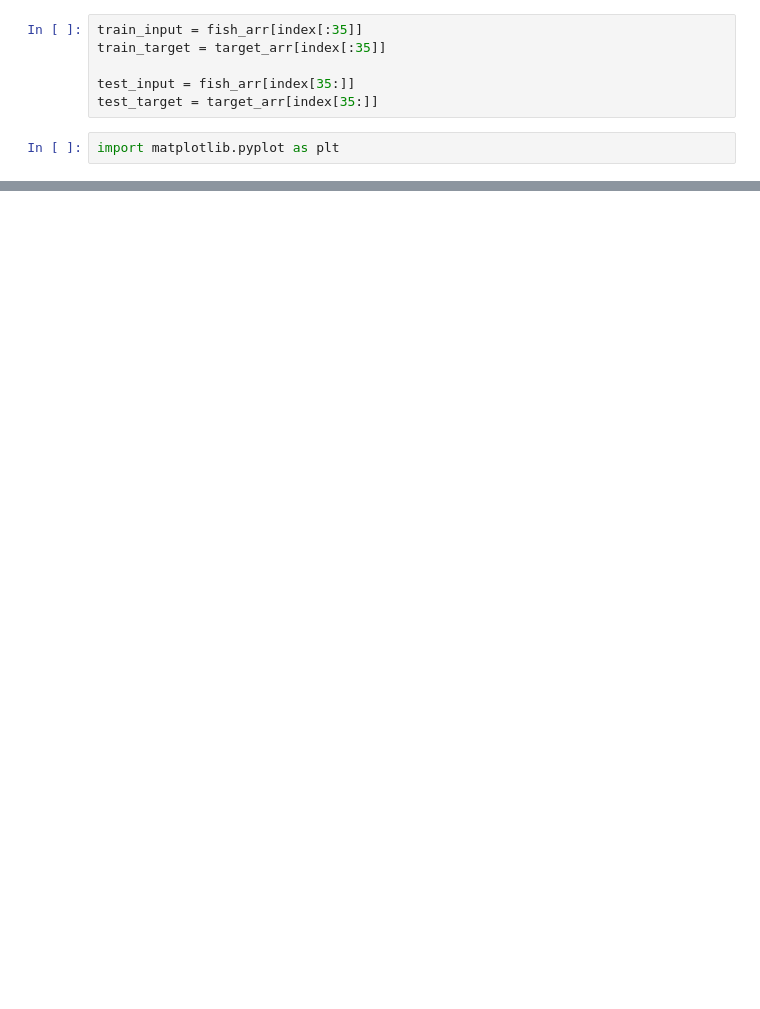
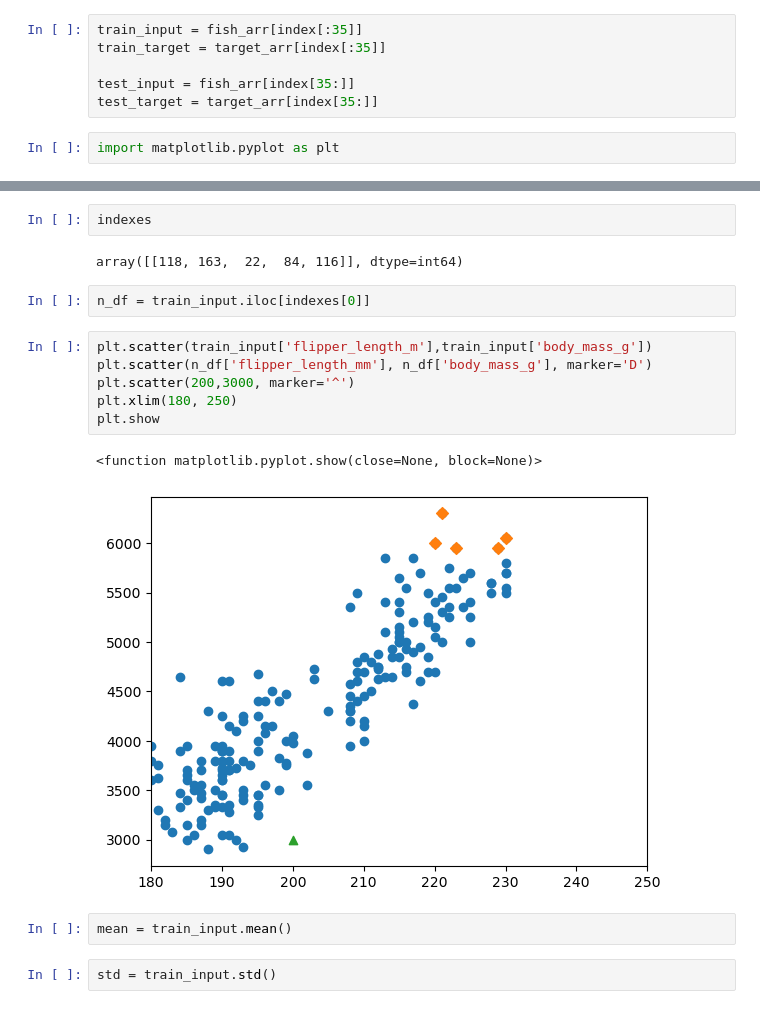
Before and after one commit to krpythondestroyer/ML, a Jupyter notebook: fish.ipynb, the cells around one changed output, grey strips where cells are left out. Drawn from its saved outputs; the diff is of its cells as text; blank space fills up the shorter version.

```diff
--- a/fish.ipynb
+++ b/fish.ipynb
@@ -525,0 +452,19 @@ kn.score(test_input,test_target)
+# %%
+indexes
+# %% [output]
+array([[118, 163,  22,  84, 116]], dtype=int64)
+# %%
+n_df = train_input.iloc[indexes[0]]
+# %%
+plt.scatter(train_input['flipper_length_m'],train_input['body_mass_g'])
+plt.scatter(n_df['flipper_length_mm'], n_df['body_mass_g'], marker='D')
+plt.scatter(200,3000, marker='^')
+plt.xlim(180, 250)
+plt.show
+# %% [output]
+<function matplotlib.pyplot.show(close=None, block=None)>
+[figure, added]
+# %%
+mean = train_input.mean()
+# %%
+std = train_input.std()
```
Also changed, not shown: parts of 141 cells of this notebook, 6 other files.
